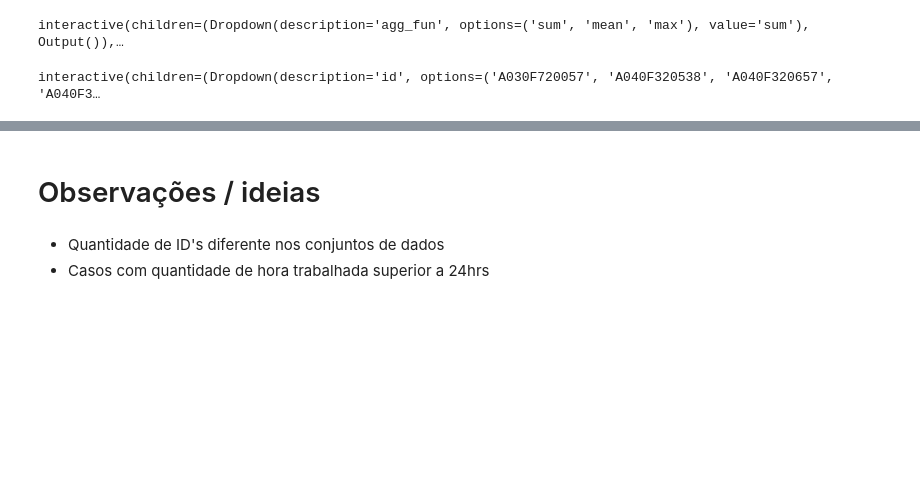
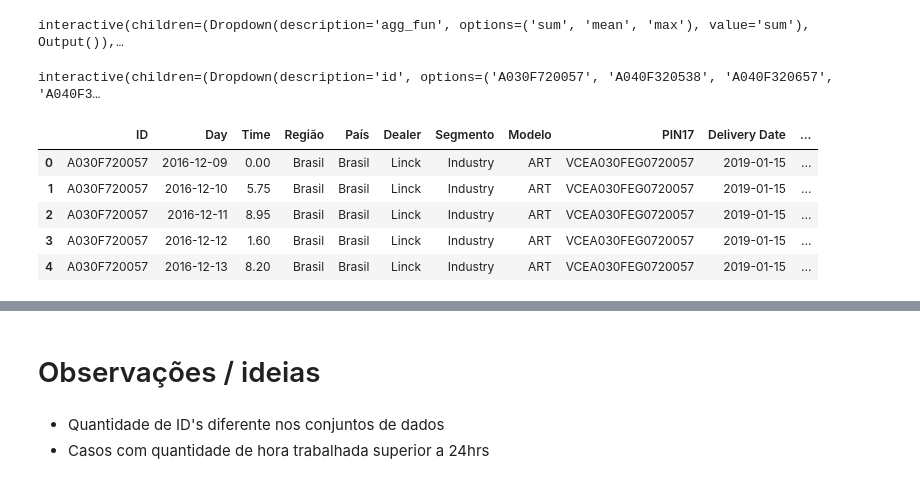
Before and after one commit to ceska68/Exercicios, a Jupyter notebook: Volvo.ipynb, the cells around one changed output, grey strips where cells are left out. Cells and saved outputs as stored; diff of their text form; code cells hidden in the pictures; blank space fills up the shorter version.

```diff
--- a/Volvo.ipynb
+++ b/Volvo.ipynb
@@ -24,16 +48,12 @@ from ipywidgets import interact
 # %%
-# Read data
-df_Eq = pd.read_excel('../Data/23w06_Equipamentos.xlsx')
-df_ST = pd.read_excel('../Data/23w06_SeriesTemporais_Horimetros.xlsx', header = 3)
-
 # Rename columns
-df_Eq.rename(columns = {'Chassis ID' : 'ID'}, inplace = True)
-df_ST.rename(columns = {'Chassis Id*' : 'ID',
+table_equipments.rename(columns = {'Chassis ID' : 'ID'}, inplace = True)
+table_time_series.rename(columns = {'Chassis Id*' : 'ID',
                         'Machine History Date Day' : 'Day',
                         'Compensated Working Hours By Day': 'Time' }, inplace = True)
 
 # Drop columns
-df_ST.drop('Unnamed: 0', axis = 1,inplace = True)
+table_time_series.drop('Unnamed: 0', axis = 1,inplace = True)
 # %% [markdown]
 ## 3 - Business Understanding / Data understanding
 # %% [markdown]
@@ -186,3 +206,16 @@ def plot(id):
     plt.show()
 # %% [output]
 interactive(children=(Dropdown(description='id', options=('A030F720057', 'A040F320538', 'A040F320657', 'A040F3…
+# %%
+# Join table
+table_final = pd.merge(table_time_series, table_equipments, on='ID', how='inner')
+
+# Read new table
+table_final.head()
+# %% [output]
+|  | ID | Day | Time | Região | País | Dealer | Segmento | Modelo | PIN17 | Delivery Date | ... |
+| 0 | A030F720057 | 2016-12-09 | 0.00 | Brasil | Brasil | Linck | Industry | ART | VCEA030FEG0720057 | 2019-01-15 | ... |
+| 1 | A030F720057 | 2016-12-10 | 5.75 | Brasil | Brasil | Linck | Industry | ART | VCEA030FEG0720057 | 2019-01-15 | ... |
+| 2 | A030F720057 | 2016-12-11 | 8.95 | Brasil | Brasil | Linck | Industry | ART | VCEA030FEG0720057 | 2019-01-15 | ... |
+| 3 | A030F720057 | 2016-12-12 | 1.60 | Brasil | Brasil | Linck | Industry | ART | VCEA030FEG0720057 | 2019-01-15 | ... |
+| 4 | A030F720057 | 2016-12-13 | 8.20 | Brasil | Brasil | Linck | Industry | ART | VCEA030FEG0720057 | 2019-01-15 | ... |
```
Also changed, not shown: parts of 24 cells of this notebook.
